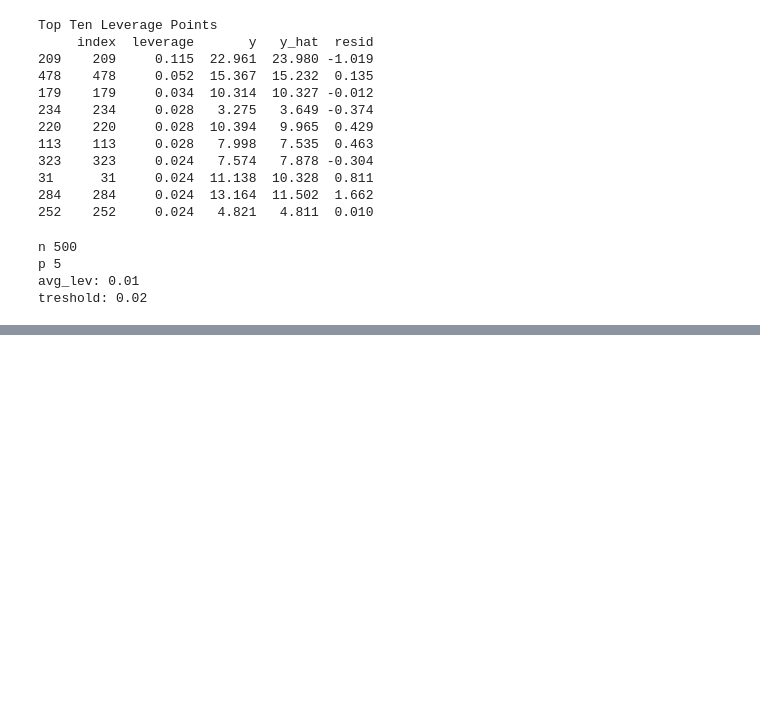
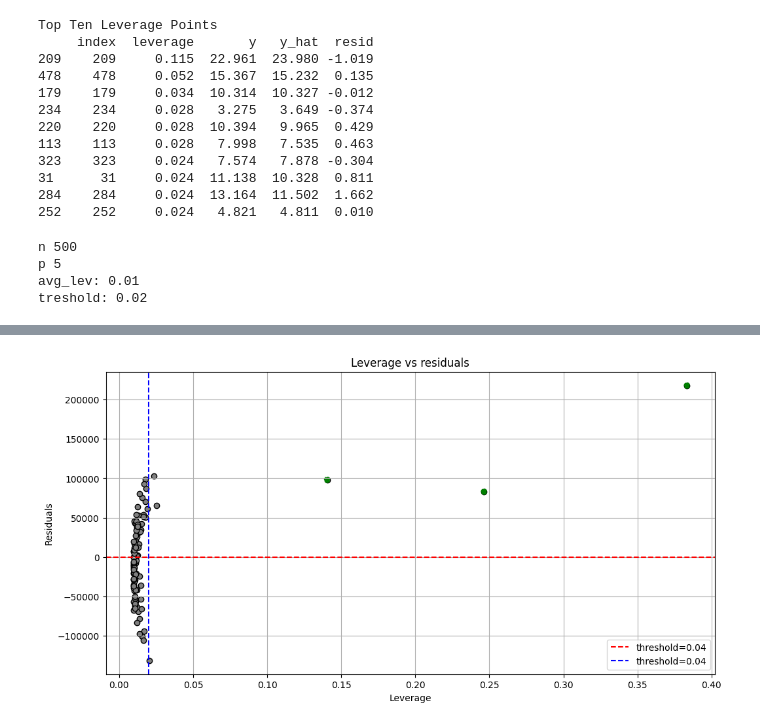
Before and after one commit to WilfridoTA/AdvancedAI_Python-Stats, a Jupyter notebook: Parte_2/Multivariate_analysis.ipynb, the cells around one changed output, grey strips where cells are left out. Cells and saved outputs as stored; diff of their text form; code cells hidden in the pictures; blank space fills up the shorter version.

```diff
--- a/Parte_2/Multivariate_analysis.ipynb
+++ b/Parte_2/Multivariate_analysis.ipynb
@@ -196,0 +255,17 @@ plt.show
+# %%
+plt.figure(figsize=(12, 6))
+plt.scatter(leverage, residuals, edgecolors='black', facecolors='grey')
+plt.axhline(0, color='r', linestyle="--", label=f"threshold={threshold:.2f}")
+plt.axvline(treshold, color='b', linestyle="--", label=f"threshold={threshold:.2f}")
+plt.legend()
+plt.title("Leverage vs residuals")
+plt.xlabel("Leverage")
+plt.ylabel("Residuals")
+plt.grid(True)
+
+high_leverage_points = np.where(leverage>threshold)
+plt.scatter(leverage[high_leverage_points], residuals[high_leverage_points], color='green', linestyle="--", label="high leverage points")
+
+plt.show()
+# %% [output]
+[figure, added]
```
Also changed, not shown: parts of 8 cells of this notebook.
